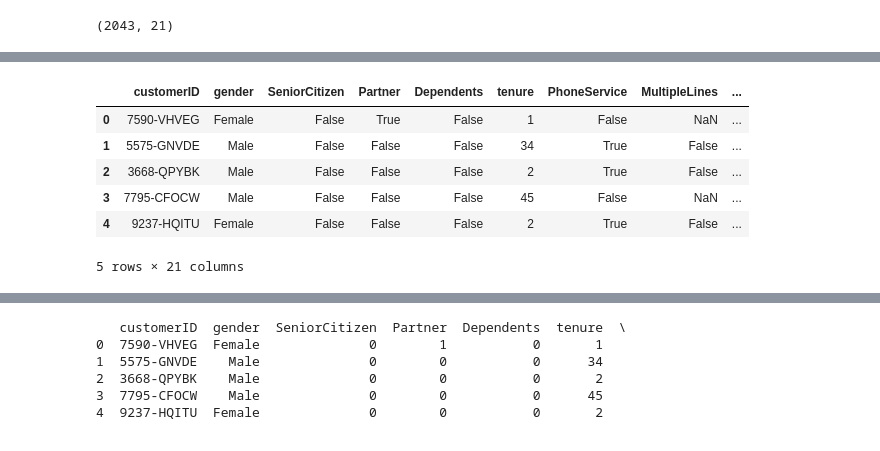
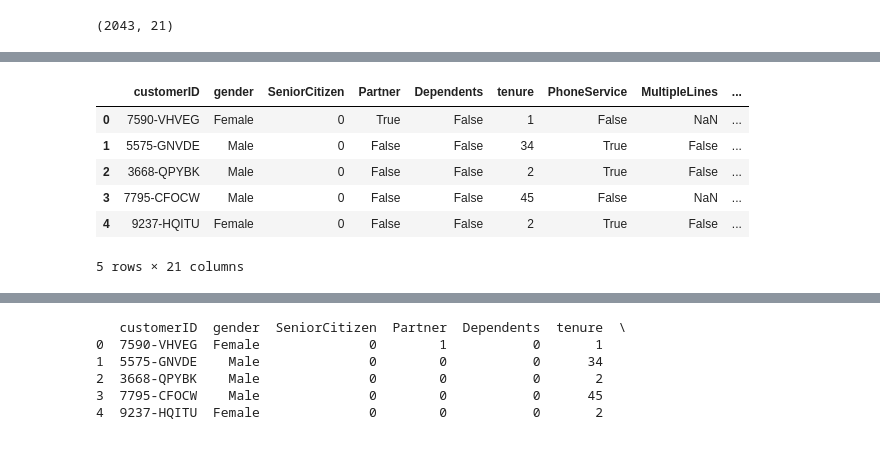
Before and after one commit to BrianBassey37/Project_Portfolio, a Jupyter notebook: Telco_churn/Telco_churn_notebook.ipynb, the cells around one changed output, grey strips where cells are left out. Cells and saved outputs as stored; diff of their text form; code cells hidden in the pictures.

```diff
--- a/Telco_churn/Telco_churn_notebook.ipynb
+++ b/Telco_churn/Telco_churn_notebook.ipynb
@@ -202,0 +144,4 @@ data_3.head()
+# %%
+data_1 = pd.read_csv('C:\\Users\\Brian Bassey\\.vscode\Project_Portfolio\\Telco_churn\\Telco-churn-first-3000.csv')
+data_2 = pd.read_csv('C:\\Users\\Brian Bassey\\.vscode\Project_Portfolio\Telco_churn\\Telco-churn-second-2000.csv')
+data_3 = pd.read_csv('C:\\Users\\Brian Bassey\\.vscode\Project_Portfolio\\Telco_churn\\LP2_Telco-churn-last-2000.csv')
@@ -292,13 +267,18 @@ MonthlyCharges      float64
 TotalCharges        float64
 Churn                object
 dtype: object
+# %%
+#Combining the two datasets
+train = pd.concat([data_1, data_2])
+#Saving the combined dataset.
+train.to_csv('telco_churn.csv')
 # %%
-data_1.head()
+train.head()
 # %% [output]
 |  | customerID | gender | SeniorCitizen | Partner | Dependents | tenure | PhoneService | MultipleLines | ... |
-| 0 | 7590-VHVEG | Female | False | True | False | 1 | False | NaN | ... |
-| 1 | 5575-GNVDE | Male | False | False | False | 34 | True | False | ... |
-| 2 | 3668-QPYBK | Male | False | False | False | 2 | True | False | ... |
-| 3 | 7795-CFOCW | Male | False | False | False | 45 | False | NaN | ... |
-| 4 | 9237-HQITU | Female | False | False | False | 2 | True | False | ... |
+| 0 | 7590-VHVEG | Female | 0 | True | False | 1 | False | NaN | ... |
+| 1 | 5575-GNVDE | Male | 0 | False | False | 34 | True | False | ... |
+| 2 | 3668-QPYBK | Male | 0 | False | False | 2 | True | False | ... |
+| 3 | 7795-CFOCW | Male | 0 | False | False | 45 | False | NaN | ... |
+| 4 | 9237-HQITU | Female | 0 | False | False | 2 | True | False | ... |
 5 rows × 21 columns
```
Also changed, not shown: parts of 29 cells of this notebook, 5 other files.
